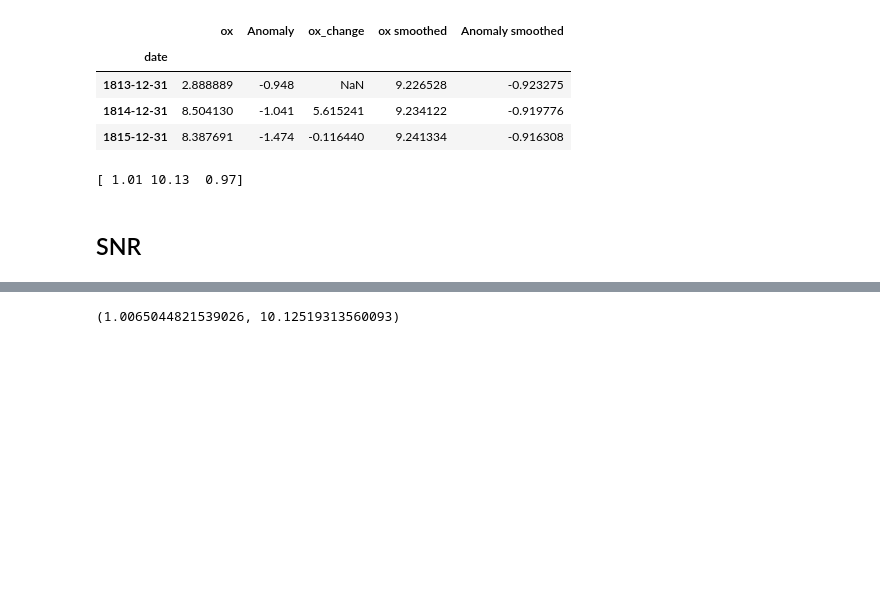
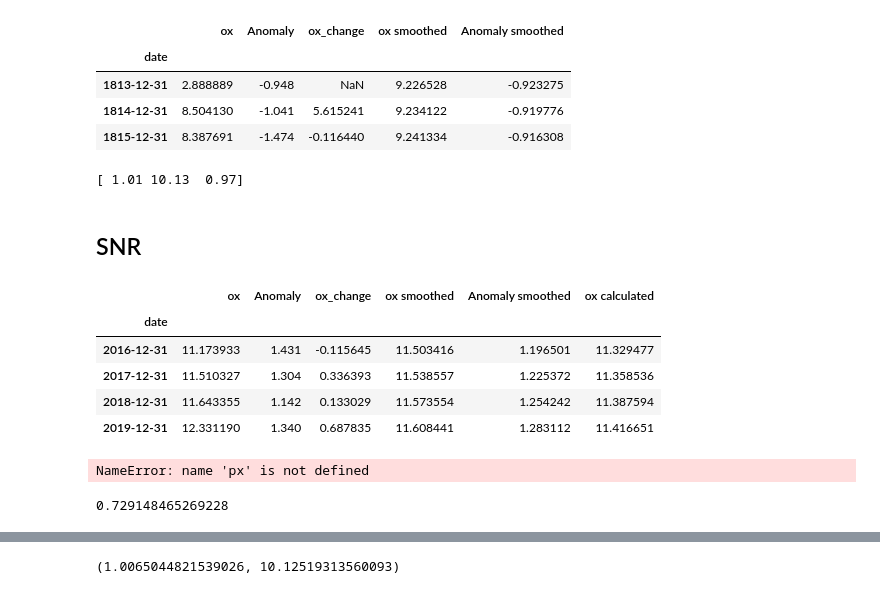
Before and after one commit to nurbujang/2progdaw23, a Jupyter notebook: project3.ipynb, the cells around one changed output, grey strips where cells are left out. Cells and saved outputs as stored; diff of their text form; code cells hidden in the pictures; blank space fills up the shorter version.

```diff
--- a/project3.ipynb
+++ b/project3.ipynb
@@ -278,3 +288,12 @@ px.line(ox_stack_global_1Y.loc[pd.to_datetime('1850-01-01'):],
 #px.line(ox_stack_global_1Y, y='Anomaly')
 # %% [markdown]
 ## SNR
+# %%
+ox_stack_global_1Y.tail(4)
+# %% [output]
+|  | ox | Anomaly | ox_change | ox smoothed | Anomaly smoothed | ox calculated |
+| date |  |  |  |  |  |  |
+| 2016-12-31 | 11.173933 | 1.431 | -0.115645 | 11.503416 | 1.196501 | 11.329477 |
+| 2017-12-31 | 11.510327 | 1.304 | 0.336393 | 11.538557 | 1.225372 | 11.358536 |
+| 2018-12-31 | 11.643355 | 1.142 | 0.133029 | 11.573554 | 1.254242 | 11.387594 |
+| 2019-12-31 | 12.331190 | 1.340 | 0.687835 | 11.608441 | 1.283112 | 11.416651 |
@@ -280,0 +302,7 @@ px.line(ox_stack_global_1Y.loc[pd.to_datetime('1850-01-01'):],
+# %%
+px.line(ox_stack_global_1Y,
+       markers='x'
+        #y=['ox', 'ox smoothed', 'ox_change']
+        )
+# %% [output]
+NameError: name 'px' is not defined
@@ -280,0 +317,13 @@ px.line(ox_stack_global_1Y.loc[pd.to_datetime('1850-01-01'):],
+# %%
+# L(t) = alpha * G(t) + beta
+
+ox_std = ((alpha * ox_stack_global_1Y['Anomaly smoothed'] + intercept) - ox_stack_global_1Y['ox']).std()
+ox_std
+# maybe this is the right one to use. map the values back to the raw data, not the smoothed one
+
+#((alpha * ox_stack_global_1Y['Anomaly smoothed'] + intercept) - ox_stack_global_1Y['ox smoothed']).std()
+
+# the formula and the OLS formula match ,the value is being calculated correctly from my interpretatin
+# but why is it so different than the paper's?
+# %% [output]
+0.729148465269228
```
Also changed, not shown: parts of 19 cells of this notebook, 2 other files.
